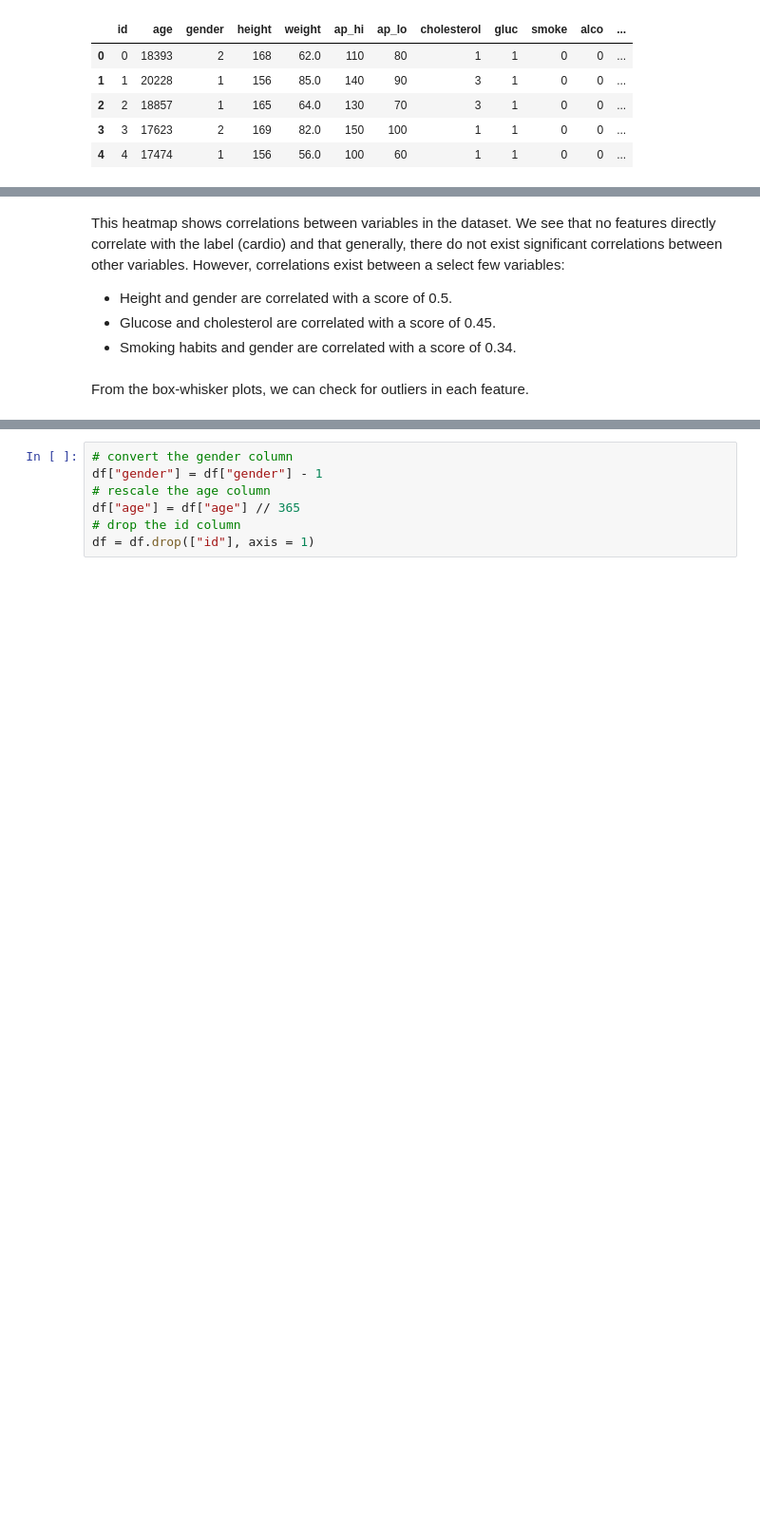
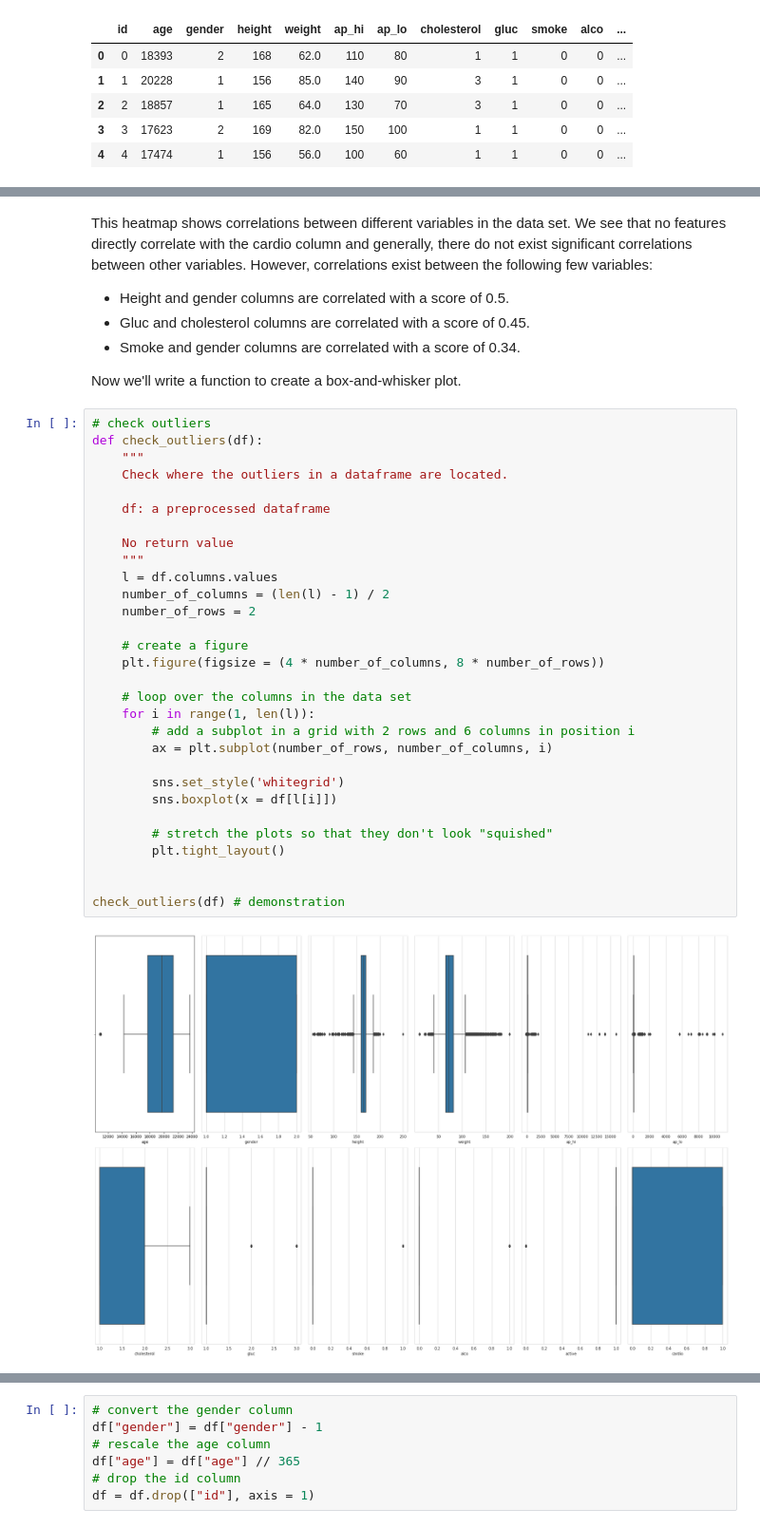
Before and after one commit to M-0-N-I-C-A/PIC16B_Project, a Jupyter notebook: Project.ipynb, the cells around one changed output, grey strips where cells are left out. Shown: that part at 95% size. Drawn from its saved outputs; the diff is of its cells as text; blank space fills up the shorter version.

```diff
--- a/Project.ipynb
+++ b/Project.ipynb
@@ -37,9 +39,42 @@ sns.heatmap(df.corr(), annot = True)
 [figure]
 # %% [markdown]
-This heatmap shows correlations between variables in the dataset. We see that no features directly correlate with the label (cardio) and that generally, there do not exist significant correlations between other variables. However, correlations exist between a select few variables:
+This heatmap shows correlations between different variables in the data set.
+We see that no features directly correlate with the cardio column and generally, there do not exist significant correlations between other variables. However, correlations exist between the following few variables:
 
-- Height and gender are correlated with a score of 0.5.
-- Glucose and cholesterol are correlated with a score of 0.45.
-- Smoking habits and gender are correlated with a score of 0.34.
+- Height and gender columns are correlated with a score of 0.5.
+- Gluc and cholesterol columns are correlated with a score of 0.45.
+- Smoke and gender columns are correlated with a score of 0.34.
+
+Now we'll write a function to create a box-and-whisker plot.
-# %% [markdown]
-From the box-whisker plots, we can check for outliers in each feature.
+# %%
+# check outliers
+def check_outliers(df):
+    """
+    Check where the outliers in a dataframe are located.
+
+    df: a preprocessed dataframe
+
+    No return value
+    """
+    l = df.columns.values
+    number_of_columns = (len(l) - 1) / 2
+    number_of_rows = 2
+
+    # create a figure
+    plt.figure(figsize = (4 * number_of_columns, 8 * number_of_rows))
+
+    # loop over the columns in the data set
+    for i in range(1, len(l)):
+        # add a subplot in a grid with 2 rows and 6 columns in position i
+        ax = plt.subplot(number_of_rows, number_of_columns, i)
+
+        sns.set_style('whitegrid')
+        sns.boxplot(x = df[l[i]])
+
+        # stretch the plots so that they don't look "squished"
+        plt.tight_layout()
+
+
+check_outliers(df) # demonstration
+# %% [output]
+[figure, added]
```
Also changed, not shown: parts of 90 cells of this notebook.
